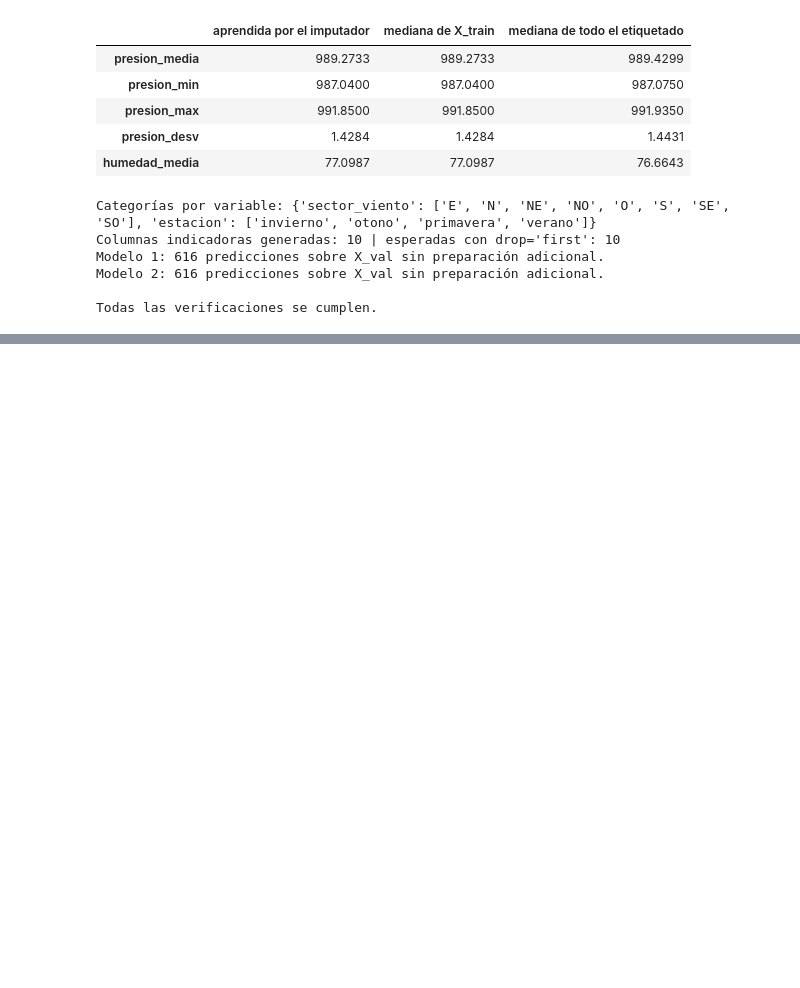
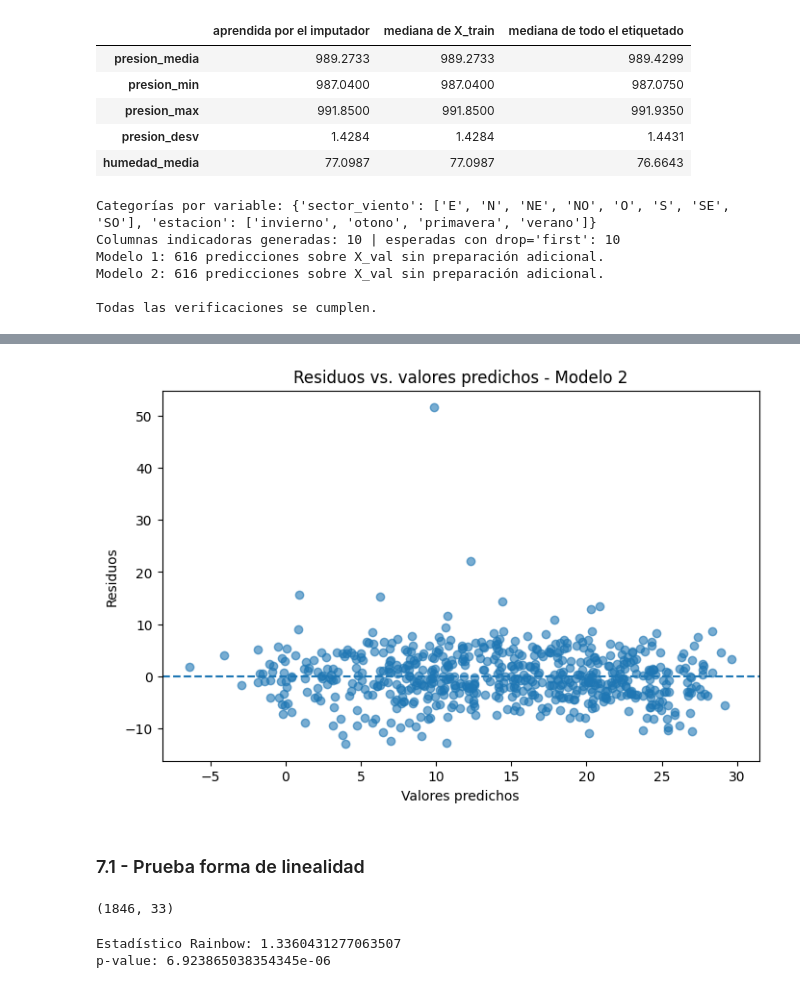
Before and after one commit to dazambrano2/MaterialDeClase-ISIS-2611, a Jupyter notebook: 202620/Laboratorios/L1/Lab1.ipynb, the cells around one changed output, grey strips where cells are left out. Drawn from its saved outputs; the diff is of its cells as text; code cells hidden in the pictures; blank space fills up the shorter version.

```diff
--- a/202620/Laboratorios/L1/Lab1.ipynb
+++ b/202620/Laboratorios/L1/Lab1.ipynb
@@ -1377,0 +1386,23 @@ Todas las verificaciones se cumplen.
+# %%
+y_pred_m1 = modelo_1.predict(X_val)
+y_pred_m2 = modelo_2.predict(X_val)
+
+rmse_m1 = mean_squared_error(y_val, y_pred_m1) ** 0.5
+mae_m1 = mean_absolute_error(y_val, y_pred_m1)
+r2_m1 = r2_score(y_val, y_pred_m1)
+
+rmse_m2 = mean_squared_error(y_val, y_pred_m2) ** 0.5
+mae_m2 = mean_absolute_error(y_val, y_pred_m2)
+r2_m2 = r2_score(y_val, y_pred_m2)
+
+comparacion_modelos = pd.DataFrame({
+    "Modelo": [
+        "Modelo 1 (base)",
+        "Modelo 2 (ingeniería de características)"
+    ],
+    "RMSE": [rmse_m1, rmse_m2],
+    "MAE": [mae_m1, mae_m2],
+    "R2": [r2_m1, r2_m2]
+})
+
+comparacion_modelos.round(3)
@@ -1377,0 +1431,4 @@ Todas las verificaciones se cumplen.
+# %%
+residuos_m2 = y_val - y_pred_m2
+
+residuos_m2.describe()
@@ -1377,0 +1445,38 @@ Todas las verificaciones se cumplen.
+# %%
+plt.figure(figsize=(8, 5))
+
+plt.scatter(y_pred_m2, residuos_m2, alpha=0.6)
+plt.axhline(y=0, linestyle="--")
+
+plt.xlabel("Valores predichos")
+plt.ylabel("Residuos")
+plt.title("Residuos vs. valores predichos - Modelo 2")
+
+plt.show()
+# %% [output]
+[figure, added]
+# %% [markdown]
+### 7.1 - Prueba forma de linealidad
+# %%
+X_train_m2 = modelo_2.named_steps["ingenieria"].transform(X_train)
+
+X_train_m2_preparado = modelo_2.named_steps["preprocesamiento"].transform(X_train_m2)
+
+X_train_m2_preparado.shape
+# %% [output]
+(1846, 33)
+# %%
+import statsmodels.api as sm
+
+X_sm = sm.add_constant(X_train_m2_preparado)
+modelo_sm = sm.OLS(y_train, X_sm).fit()
+
+from statsmodels.stats.diagnostic import linear_rainbow
+
+rainbow_stat, rainbow_pvalue = linear_rainbow(modelo_sm)
+
+print("Estadístico Rainbow:", rainbow_stat)
+print("p-value:", rainbow_pvalue)
+# %% [output]
+Estadístico Rainbow: 1.3360431277063507
+p-value: 6.923865038354345e-06
```
Also changed, not shown: parts of 46 cells of this notebook.
